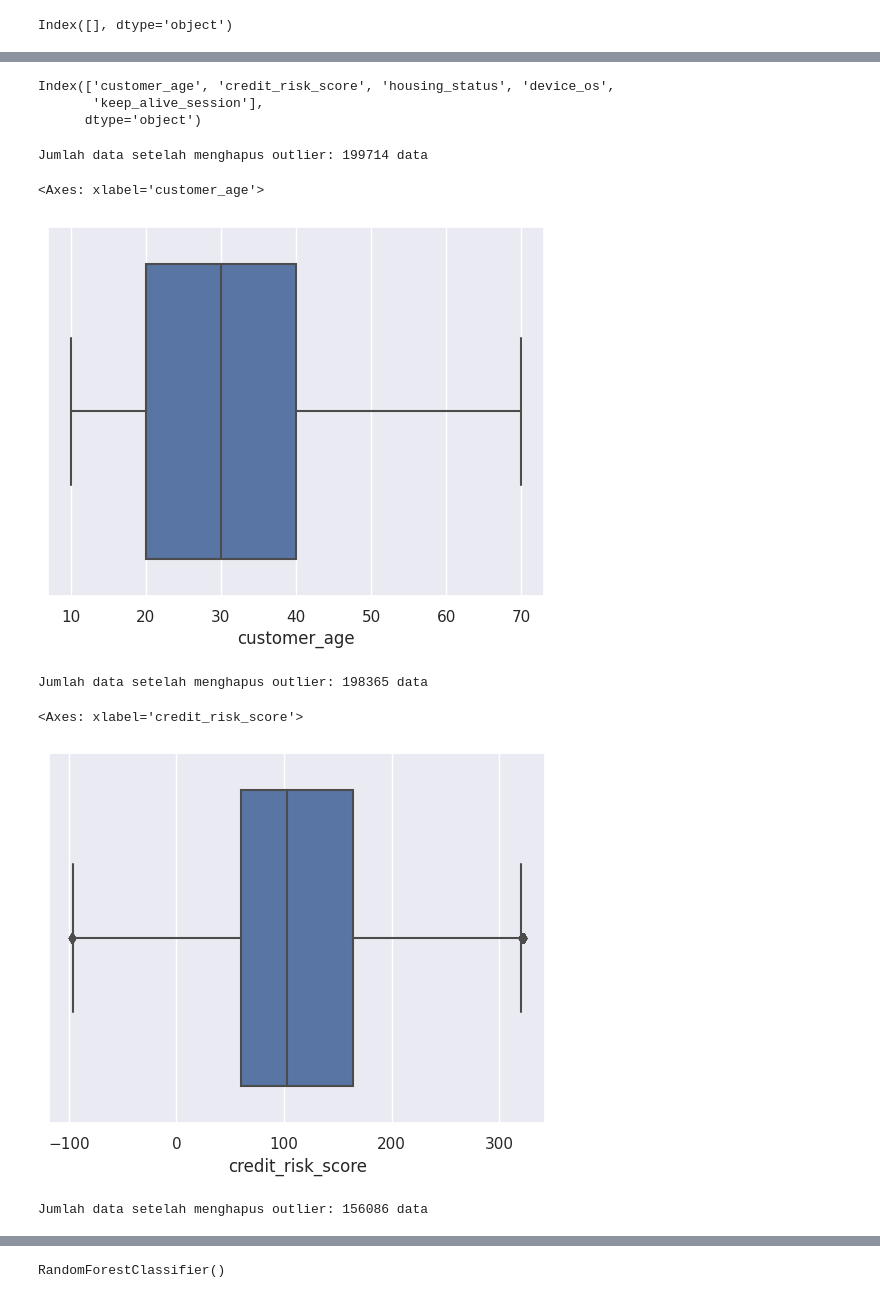
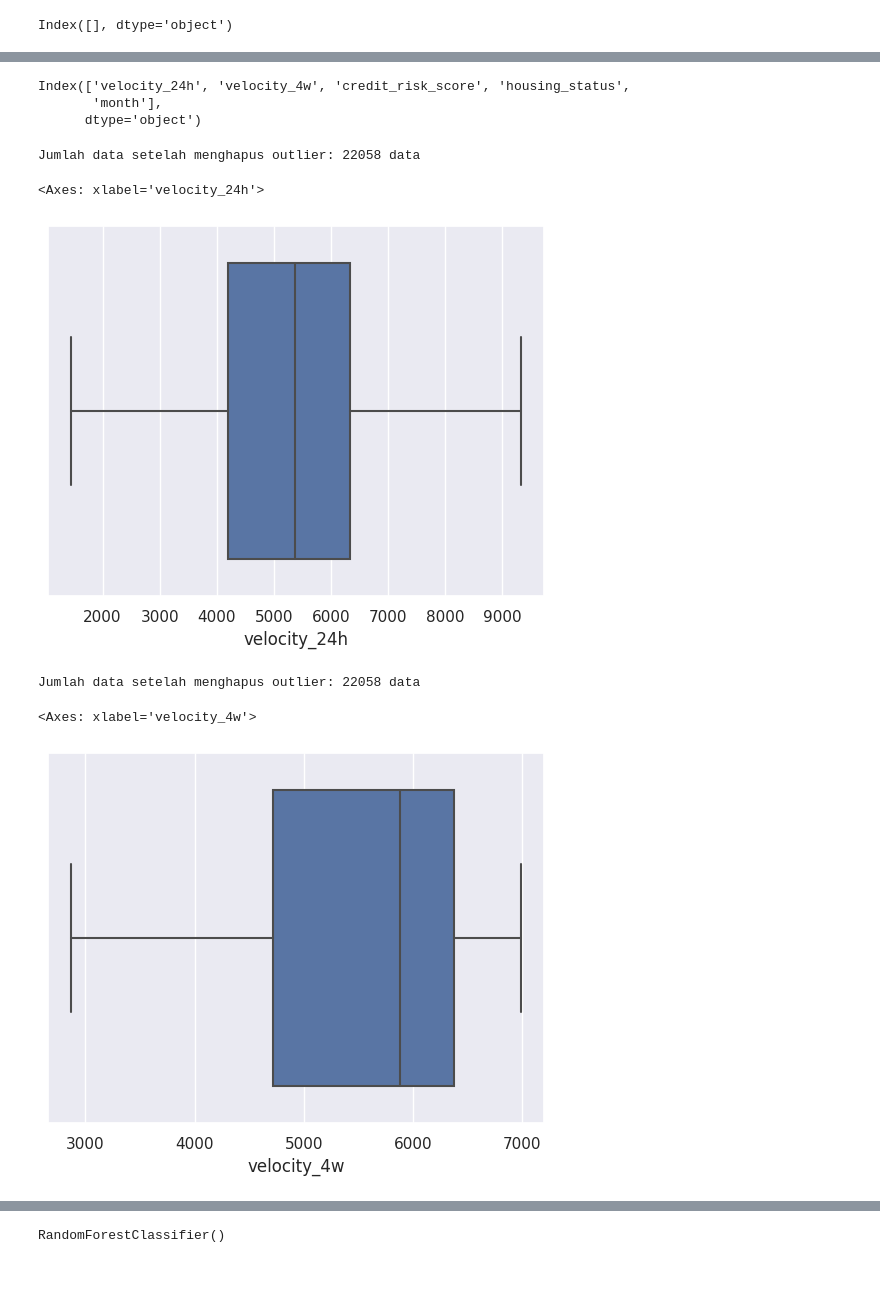
Before and after one commit to hendrimardani/bank_account_fraud_detection, a Jupyter notebook: notebook.ipynb, the cells around one changed output, grey strips where cells are left out. Drawn from its saved outputs; the diff is of its cells as text; code cells hidden in the pictures.

Commit message:
Kaggle Notebook | Lomba Paper 2025 | Version 2

```diff
--- a/notebook.ipynb
+++ b/notebook.ipynb
@@ -109,6 +88,6 @@ from imblearn.over_sampling import SMOTE
 sns.set()
 # %%
-df = pd.read_csv("/kaggle/input/bank-account-fraud-dataset-neurips-2022/Base.csv", nrows=200_000)
+df = pd.read_csv("/kaggle/input/bank-account-fraud-dataset-neurips-2022/Base.csv")
 df
 # %% [output]
 |  | fraud_bool | income | name_email_similarity | prev_address_months_count | current_address_months_count | customer_age | ... |
@@ -161,0 +152,8 @@ df.describe()
+# %%
+class_1_count = df[df["fraud_bool"] == 1][["fraud_bool"]].size
+df_minority = df[df["fraud_bool"] == 1]
+df_majority = df[df["fraud_bool"] == 0]
+
+result = df_majority.iloc[:class_1_count]
+df = pd.concat([result, df_minority], axis=0).reset_index(drop=True)
+df
@@ -614,52 +651,40 @@ print_counts_numerical_features(df)
 # %%
 numerical_features
 # %% [output]
-Index(['customer_age', 'credit_risk_score', 'housing_status', 'device_os',
-       'keep_alive_session'],
+Index(['velocity_24h', 'velocity_4w', 'credit_risk_score', 'housing_status',
+       'month'],
       dtype='object')
 # %%
-Q1 = df["customer_age"].quantile(0.25)
-Q3 = df["customer_age"].quantile(0.75)
+Q1 = df["velocity_24h"].quantile(0.25)
+Q3 = df["velocity_24h"].quantile(0.75)
 IQR = Q3 - Q1
 
 lower_bound = Q1 - 1.5 * IQR
 upper_bound = Q3 + 1.5 * IQR
 
-df = df[(df["customer_age"] >= lower_bound) & (df["customer_age"] <= upper_bound)]
+df = df[(df["velocity_24h"] >= lower_bound) & (df["velocity_24h"] <= upper_bound)]
 print(f"Jumlah data setelah menghapus outlier: {len(df)} data")
 # %% [output]
-Jumlah data setelah menghapus outlier: 199714 data
+Jumlah data setelah menghapus outlier: 22058 data
 # %%
-sns.boxplot(data=df, x="customer_age")
+sns.boxplot(data=df, x="velocity_24h")
 # %% [output]
-<Axes: xlabel='customer_age'>
+<Axes: xlabel='velocity_24h'>
-[figure, old version]
+[figure, new version]
 # %%
-Q1 = df["credit_risk_score"].quantile(0.25)
-Q3 = df["credit_risk_score"].quantile(0.75)
+Q1 = df["velocity_4w"].quantile(0.25)
+Q3 = df["velocity_4w"].quantile(0.75)
 IQR = Q3 - Q1
 
 lower_bound = Q1 - 1.5 * IQR
 upper_bound = Q3 + 1.5 * IQR
 
-df = df[(df["credit_risk_score"] >= lower_bound) & (df["credit_risk_score"] <= upper_bound)]
+df = df[(df["velocity_4w"] >= lower_bound) & (df["velocity_4w"] <= upper_bound)]
 print(f"Jumlah data setelah menghapus outlier: {len(df)} data")
 # %% [output]
-Jumlah data setelah menghapus outlier: 198365 data
+Jumlah data setelah menghapus outlier: 22058 data
 # %%
-sns.boxplot(data=df, x="credit_risk_score")
+sns.boxplot(data=df, x="velocity_4w")
 # %% [output]
-<Axes: xlabel='credit_risk_score'>
+<Axes: xlabel='velocity_4w'>
-[figure, old version]
+[figure, new version]
-# %%
-Q1 = df["housing_status"].quantile(0.25)
-Q3 = df["housing_status"].quantile(0.75)
-IQR = Q3 - Q1
-
-lower_bound = Q1 - 1.5 * IQR
-upper_bound = Q3 + 1.5 * IQR
-
-df = df[(df["housing_status"] >= lower_bound) & (df["housing_status"] <= upper_bound)]
-print(f"Jumlah data setelah menghapus outlier: {len(df)} data")
-# %% [output]
-Jumlah data setelah menghapus outlier: 156086 data
```
Also changed, not shown: parts of 64 cells of this notebook.
